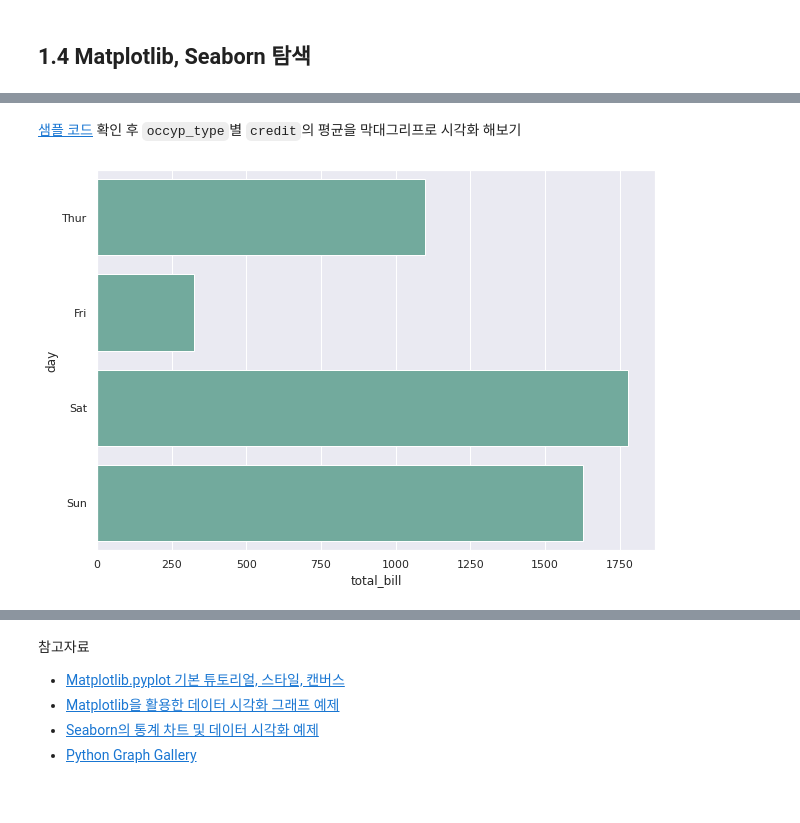
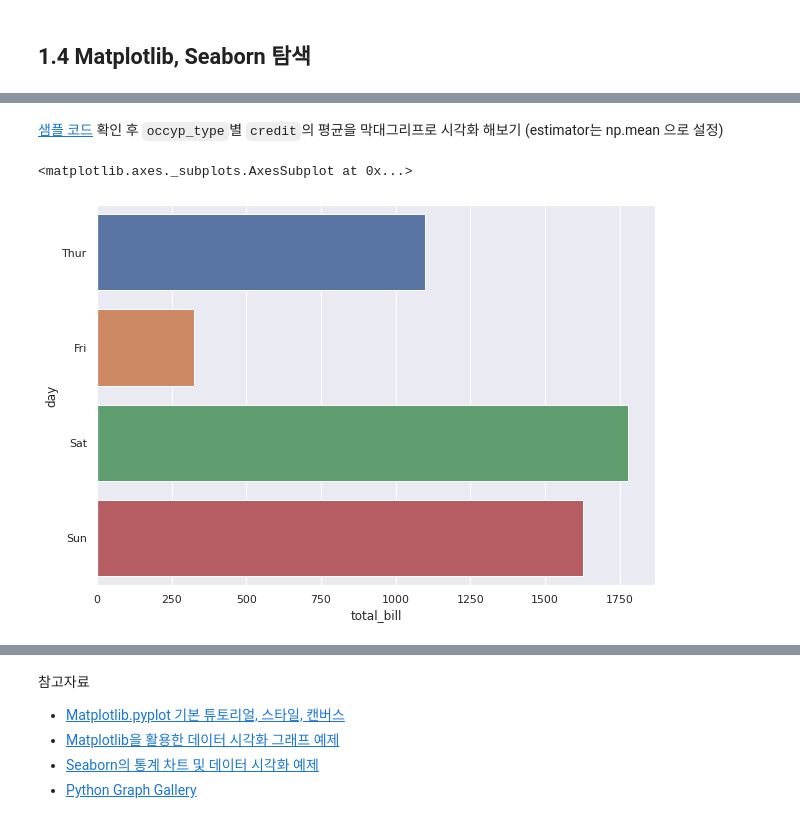
Before and after one commit to SDSTony/2021-JNU-ML-lab-session, a Jupyter notebook: notebook.ipynb, the cells around one changed output, grey strips where cells are left out. Saved outputs shown, nothing was run; the diff lists cells and outputs as text; code cells hidden in the pictures.

Commit message:
edit visualization

```diff
--- a/notebook.ipynb
+++ b/notebook.ipynb
@@ -399,29 +223,29 @@ train.head()
 # %% [markdown]
-[샘플 코드](https://www.python-graph-gallery.com/basic-barplot-with-seaborn) 확인 후 `occyp_type`별 `credit`의 평균을 막대그리프로 시각화 해보기
+[샘플 코드](https://www.python-graph-gallery.com/basic-barplot-with-seaborn) 확인 후 `occyp_type`별 `credit`의 평균을 막대그리프로 시각화 해보기 (estimator는 np.mean 으로 설정)
 # %%
 # import libraries
 import seaborn as sns
 import matplotlib.pyplot as plt
 
 # set plot style: grey grid in the background:
 sns.set(style="darkgrid")
 
 # load dataset
 tips = sns.load_dataset("tips")
 
 # Set the figure size
 plt.figure(figsize=(10, 7))
 
 # plot a bar chart
 sns.barplot(
     x="total_bill",
     y="day",
     data=tips,
     estimator=sum,
-    ci=None,
-    color='#69b3a2')
+    ci=None)
 # %% [output]
+<matplotlib.axes._subplots.AxesSubplot at 0x...>
-[figure, old version]
+[figure, new version]
 # %%
 # %% [output]
 <matplotlib.axes._subplots.AxesSubplot at 0x...>
```
Also changed, not shown: parts of 76 cells of this notebook.
